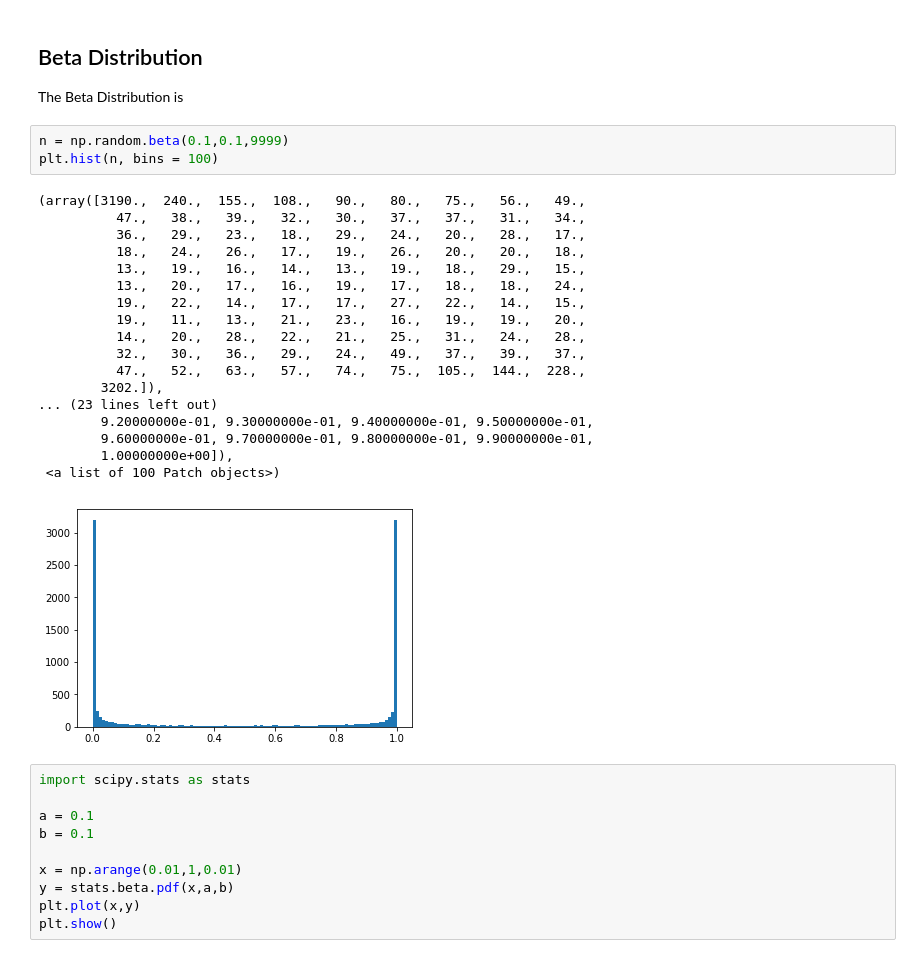
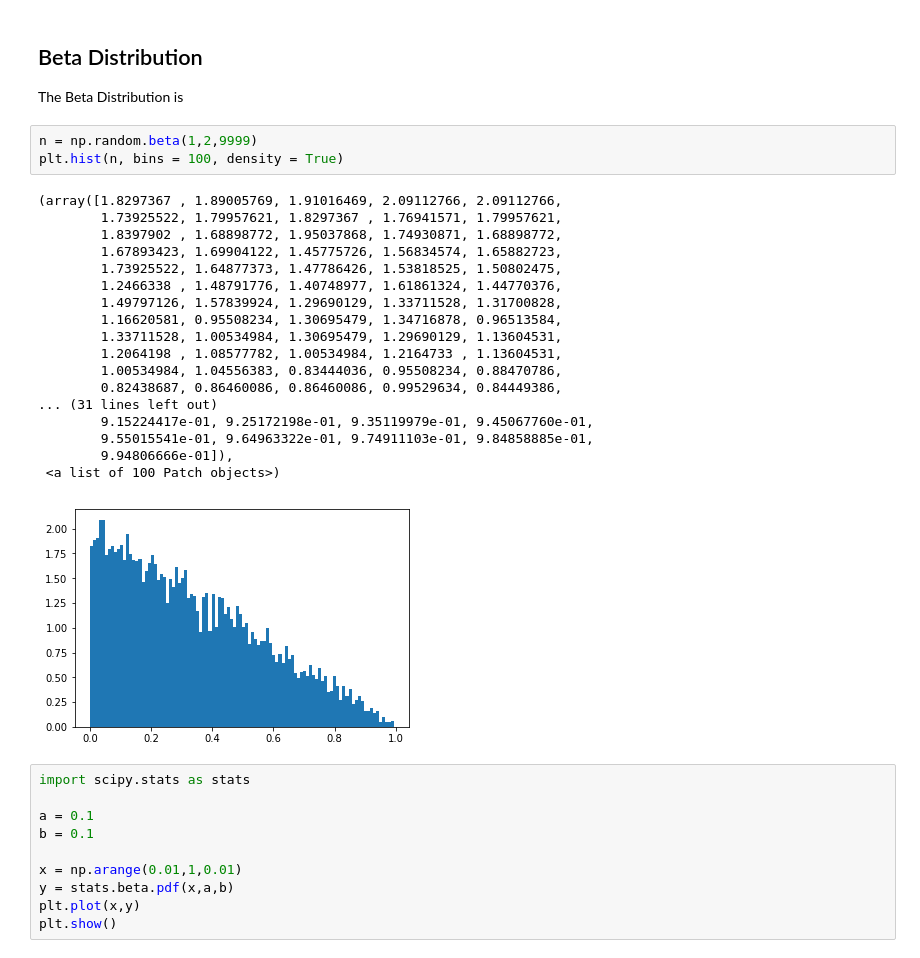
Before and after one commit to healyshane/programming_for_data_analysis-practical_assignment, a Jupyter notebook: Programming for Data Analysis_Assignment.ipynb, the cells around one changed output. Drawn from its saved outputs; the diff is of its cells as text.

```diff
--- a/Programming for Data Analysis_Assignment.ipynb
+++ b/Programming for Data Analysis_Assignment.ipynb
@@ -310,27 +310,27 @@ Note that the poisson distribution was randomly chosen twice, displayed in Out[8
 ## Beta Distribution
 The Beta Distribution is
 # %%
-n = np.random.beta(0.1,0.1,9999)
-plt.hist(n, bins = 100)
+n = np.random.beta(1,2,9999)
+plt.hist(n, bins = 100, density = True)
 # %% [output]
-(array([3190.,  240.,  155.,  108.,   90.,   80.,   75.,   56.,   49.,
-          47.,   38.,   39.,   32.,   30.,   37.,   37.,   31.,   34.,
-          36.,   29.,   23.,   18.,   29.,   24.,   20.,   28.,   17.,
-          18.,   24.,   26.,   17.,   19.,   26.,   20.,   20.,   18.,
-          13.,   19.,   16.,   14.,   13.,   19.,   18.,   29.,   15.,
-          13.,   20.,   17.,   16.,   19.,   17.,   18.,   18.,   24.,
-          19.,   22.,   14.,   17.,   17.,   27.,   22.,   14.,   15.,
-          19.,   11.,   13.,   21.,   23.,   16.,   19.,   19.,   20.,
-          14.,   20.,   28.,   22.,   21.,   25.,   31.,   24.,   28.,
-          32.,   30.,   36.,   29.,   24.,   49.,   37.,   39.,   37.,
-          47.,   52.,   63.,   57.,   74.,   75.,  105.,  144.,  228.,
-        3202.]),
-... (23 lines left out)
-        9.20000000e-01, 9.30000000e-01, 9.40000000e-01, 9.50000000e-01,
-        9.60000000e-01, 9.70000000e-01, 9.80000000e-01, 9.90000000e-01,
-        1.00000000e+00]),
+(array([1.8297367 , 1.89005769, 1.91016469, 2.09112766, 2.09112766,
+        1.73925522, 1.79957621, 1.8297367 , 1.76941571, 1.79957621,
+        1.8397902 , 1.68898772, 1.95037868, 1.74930871, 1.68898772,
+        1.67893423, 1.69904122, 1.45775726, 1.56834574, 1.65882723,
+        1.73925522, 1.64877373, 1.47786426, 1.53818525, 1.50802475,
+        1.2466338 , 1.48791776, 1.40748977, 1.61861324, 1.44770376,
+        1.49797126, 1.57839924, 1.29690129, 1.33711528, 1.31700828,
+        1.16620581, 0.95508234, 1.30695479, 1.34716878, 0.96513584,
+        1.33711528, 1.00534984, 1.30695479, 1.29690129, 1.13604531,
+        1.2064198 , 1.08577782, 1.00534984, 1.2164733 , 1.13604531,
+        1.00534984, 1.04556383, 0.83444036, 0.95508234, 0.88470786,
+        0.82438687, 0.86460086, 0.86460086, 0.99529634, 0.84449386,
+... (31 lines left out)
+        9.15224417e-01, 9.25172198e-01, 9.35119979e-01, 9.45067760e-01,
+        9.55015541e-01, 9.64963322e-01, 9.74911103e-01, 9.84858885e-01,
+        9.94806666e-01]),
  <a list of 100 Patch objects>)
-[figure, old version]
+[figure, new version]
 # %%
 import scipy.stats as stats
 
```
Also changed, not shown: parts of 29 cells of this notebook.
